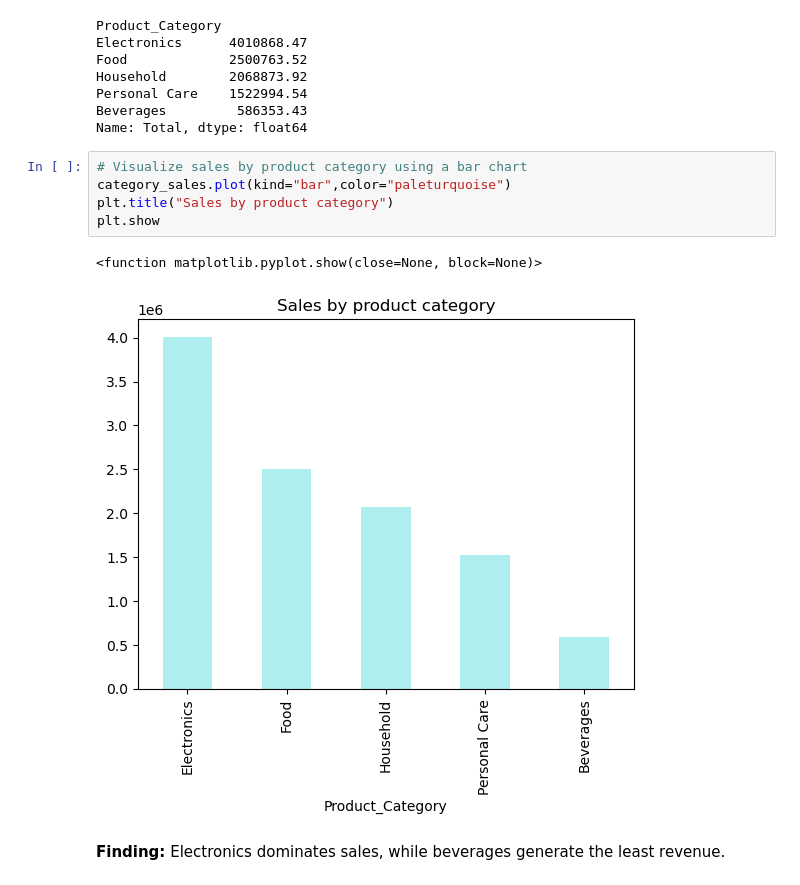
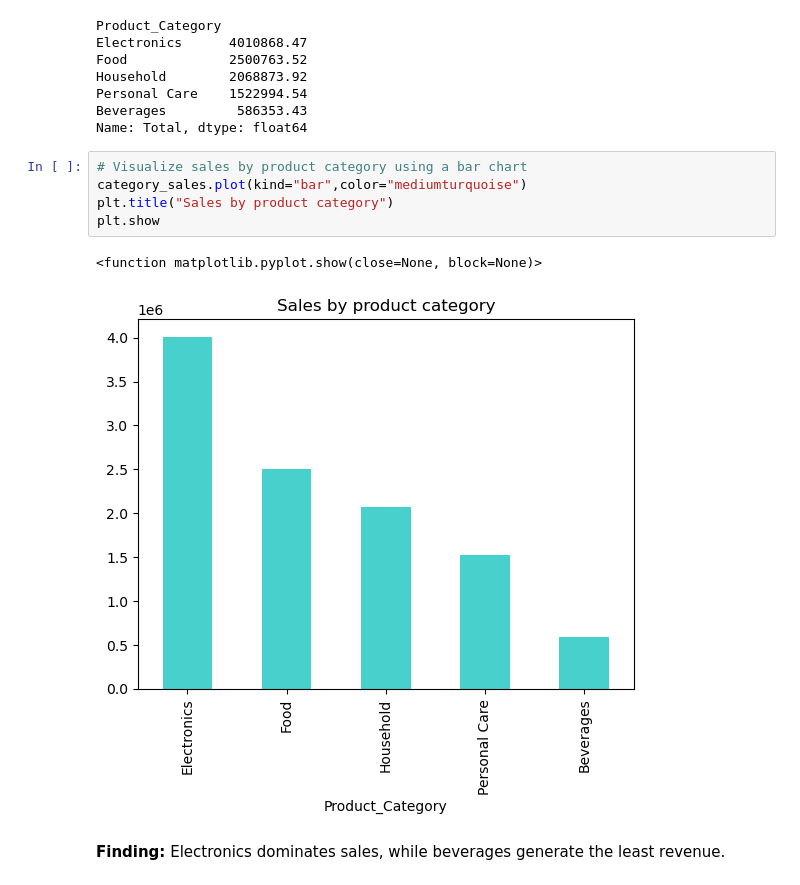
Before and after one commit to munasinghe-2006/LankaMart-Sales-Analysis-Project, a Jupyter notebook: Methsandi- LankaMart Sales Analysis Project.ipynb, the cells around one changed output. Saved outputs shown, nothing was run; the diff lists cells and outputs as text.

```diff
--- a/Methsandi- LankaMart Sales Analysis Project.ipynb
+++ b/Methsandi- LankaMart Sales Analysis Project.ipynb
@@ -132,12 +132,12 @@ Beverages         586353.43
 Name: Total, dtype: float64
 # %%
 # Visualize sales by product category using a bar chart
-category_sales.plot(kind="bar",color="paleturquoise")
+category_sales.plot(kind="bar",color="mediumturquoise")
 plt.title("Sales by product category")
 plt.show
 # %% [output]
 <function matplotlib.pyplot.show(close=None, block=None)>
-[figure, old version]
+[figure, new version]
 # %% [markdown]
 **Finding:** Electronics dominates sales, while beverages generate the least revenue.
 # %% [markdown]
```
Also changed, not shown: parts of 2 cells of this notebook.
